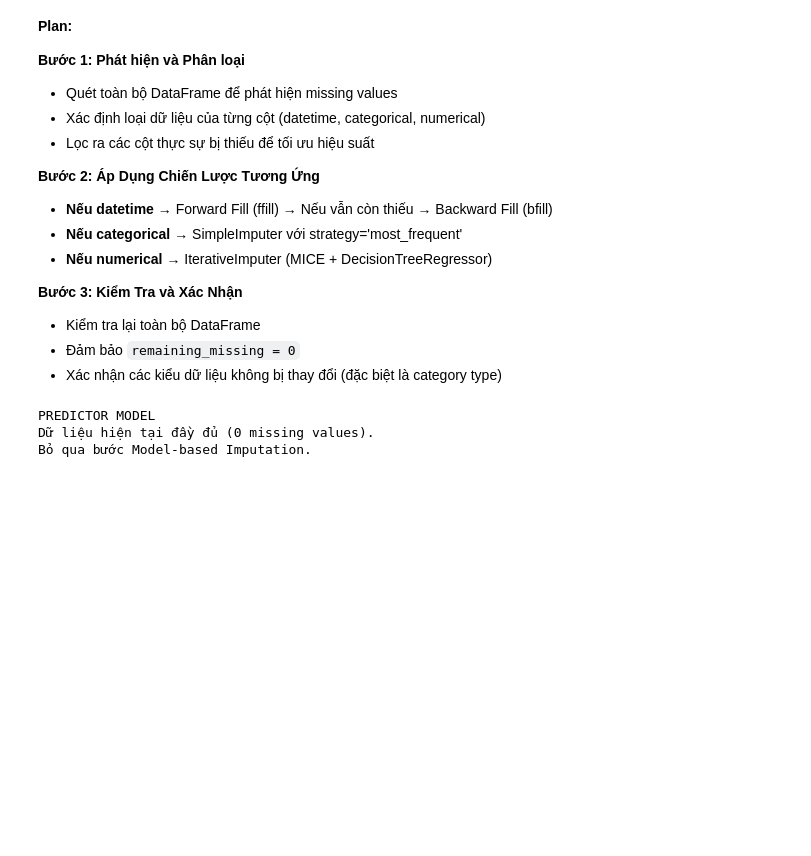
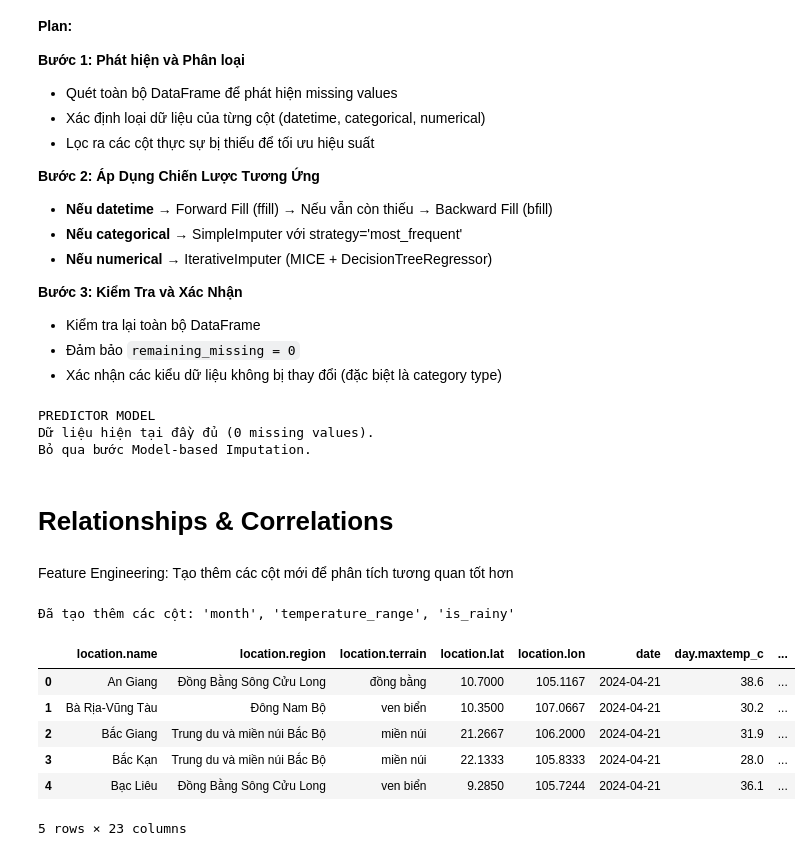
Before and after one commit to DucPhuc1/ProgrammingForDS, a Jupyter notebook: weatherVN.ipynb, the cells around one changed output. Drawn from its saved outputs; the diff is of its cells as text; code cells hidden in the pictures; blank space fills up the shorter version.

```diff
--- a/weatherVN.ipynb
+++ b/weatherVN.ipynb
@@ -1264,3 +1264,28 @@ else:
 PREDICTOR MODEL
 Dữ liệu hiện tại đầy đủ (0 missing values).
 Bỏ qua bước Model-based Imputation.
+# %% [markdown]
+# Relationships & Correlations
+# %% [markdown]
+Feature Engineering: Tạo thêm các cột mới để phân tích tương quan tốt hơn
+# %%
+# Trích xuất tháng từ ngày
+df['month'] = df['date'].dt.month
+
+# Tính biên độ nhiệt trong ngày
+df['temperature_range'] = df['day.maxtemp_c'] - df['day.mintemp_c']
+
+# Chuyển đổi Boolean sang Int để tính toán tương quan (True=1, False=0)
+df['is_rainy'] = df['day.daily_will_it_rain'].astype(int)
+
+print("Đã tạo thêm các cột: 'month', 'temperature_range', 'is_rainy'")
+df.head()
+# %% [output]
+Đã tạo thêm các cột: 'month', 'temperature_range', 'is_rainy'
+|  | location.name | location.region | location.terrain | location.lat | location.lon | date | day.maxtemp_c | ... |
+| 0 | An Giang | Đồng Bằng Sông Cửu Long | đồng bằng | 10.7000 | 105.1167 | 2024-04-21 | 38.6 | ... |
+| 1 | Bà Rịa-Vũng Tàu | Đông Nam Bộ | ven biển | 10.3500 | 107.0667 | 2024-04-21 | 30.2 | ... |
+| 2 | Bắc Giang | Trung du và miền núi Bắc Bộ | miền núi | 21.2667 | 106.2000 | 2024-04-21 | 31.9 | ... |
+| 3 | Bắc Kạn | Trung du và miền núi Bắc Bộ | miền núi | 22.1333 | 105.8333 | 2024-04-21 | 28.0 | ... |
+| 4 | Bạc Liêu | Đồng Bằng Sông Cửu Long | ven biển | 9.2850 | 105.7244 | 2024-04-21 | 36.1 | ... |
+5 rows × 23 columns
```
Also changed, not shown: parts of 7 cells of this notebook.
